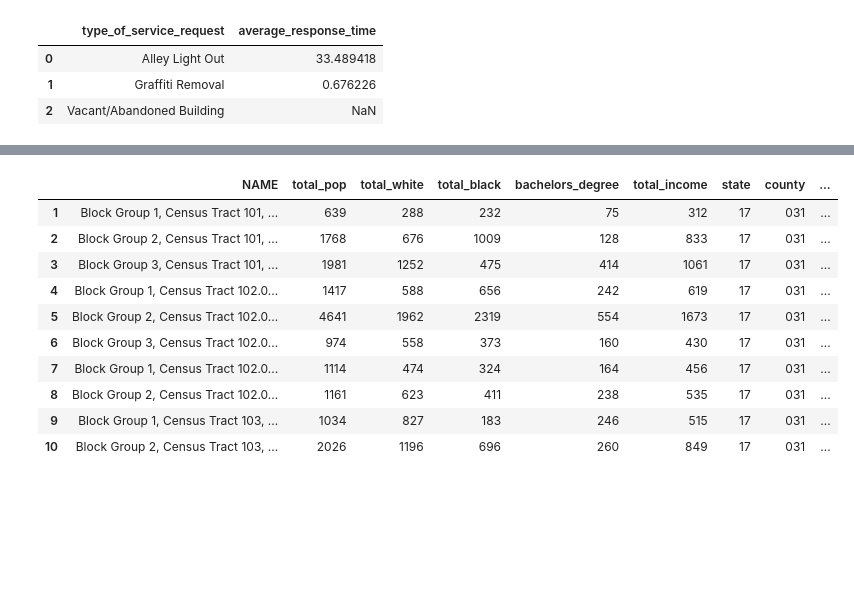
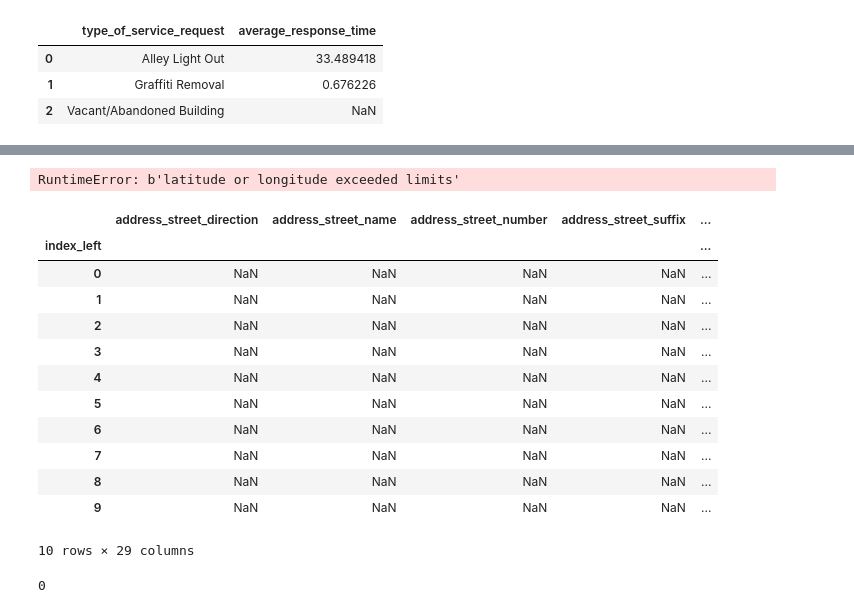
Before and after one commit to alenastern/Machine_Learning_Public_Policy, a Jupyter notebook: Assignment1_Stern.ipynb, the cells around one changed output, grey strips where cells are left out. Cells and saved outputs as stored; diff of their text form; code cells hidden in the pictures; blank space fills up the shorter version.

```diff
--- a/Assignment1_Stern.ipynb
+++ b/Assignment1_Stern.ipynb
@@ -38,7 +40,7 @@ ca_df = pd.DataFrame.from_records(ca_results)
 ca_names = ca_df[["area_num_1", "community"]].copy()
 ca_names.rename(index = str, columns = {"area_num_1": "community_area"}, inplace = True)
 # %%
-# Concatenate the 3 dataframes into one dataframe representing all 311 calls in 2017 on the 3 issues
+# Concatenate the 311 calls dataframes into one, merge in community area name, calculate response time variable
 all_call = pd.concat([g_df, b_df, a_df], axis = 0, ignore_index = True)
 all_call = pd.merge(all_call, ca_names, on = 'community_area', how = 'left')
-all_call['response_time'] = pd.to_datetime(all_call['completion_date']) - pd.to_datetime(all_call['creation_date'])
+all_call['response_time'] = (pd.to_datetime(all_call['completion_date']) - pd.to_datetime(all_call['creation_date'])).dt.days
@@ -47,3 +47,8 @@ all_call['response_time'] = (pd.to_datetime(all_call['completion_date']) - pd.to
+# %%
+# Clean where_is_the_graffiti_located_ column
+mask = all_call.where_is_the_graffiti_located_ == "Express Way Job - DSS will NOT remove"
+column_name = 'where_is_the_graffiti_located_'
+all_call.loc[mask, column_name] = "Express Way Job"
 # %%
 # Count number of service requests by type
 all_call.groupby("type_of_service_request").size().reset_index(name="count")
@@ -154,0 +177,6 @@ acs_df['pct_bachelors'] = pd.to_numeric(acs_df['bachelors_degree'])/ pd.to_numer
+# %%
+geometry = [Point(xy) for xy in zip(pd.to_numeric(all_call.x_coordinate), pd.to_numeric(all_call.y_coordinate))]
+all_call2 = all_call.drop(['x_coordinate', 'y_coordinate'], axis=1)
+crs = {'init': 'epsg:4326'}
+gdf_calls = gdf(all_call2, crs=crs, geometry=geometry)
+gdf_calls = gdf_calls[gdf_calls['geometry'].is_valid]
@@ -154,0 +201,8 @@ acs_df['pct_bachelors'] = pd.to_numeric(acs_df['bachelors_degree'])/ pd.to_numer
+# %%
+#gdf_acs['geometry'] = gdf_acs['geometry'].to_crs(epsg=4326)
+#gdf_acs = gdf_acs.to_crs({'init': 'epsg=4326'})
+#gdf_acs = gdf_acs.to_crs(epsg =4326)
+crs_target = ('+proj=aea +lat_1=-5 +lat_2=-42 +lat_0=-32 +lon_0=-60 +x_0=0 +y_0=0 +ellps=aust_SA +units=m +no_defs')
+gdf_calls= gdf_calls.to_crs(crs_target)
+# %% [output]
+RuntimeError: b'latitude or longitude exceeded limits'
@@ -155,14 +211,16 @@ acs_df['pct_bachelors'] = pd.to_numeric(acs_df['bachelors_degree'])/ pd.to_numer
 # %%
-acs_df[:10]
+gdf_calls[:10]
 # %% [output]
-|  | NAME | total_pop | total_white | total_black | bachelors_degree | total_income | state | county | ... |
-| 1 | Block Group 1, Census Tract 101, ... | 639 | 288 | 232 | 75 | 312 | 17 | 031 | ... |
-| 2 | Block Group 2, Census Tract 101, ... | 1768 | 676 | 1009 | 128 | 833 | 17 | 031 | ... |
-| 3 | Block Group 3, Census Tract 101, ... | 1981 | 1252 | 475 | 414 | 1061 | 17 | 031 | ... |
-| 4 | Block Group 1, Census Tract 102.0... | 1417 | 588 | 656 | 242 | 619 | 17 | 031 | ... |
-| 5 | Block Group 2, Census Tract 102.0... | 4641 | 1962 | 2319 | 554 | 1673 | 17 | 031 | ... |
-| 6 | Block Group 3, Census Tract 102.0... | 974 | 558 | 373 | 160 | 430 | 17 | 031 | ... |
-| 7 | Block Group 1, Census Tract 102.0... | 1114 | 474 | 324 | 164 | 456 | 17 | 031 | ... |
-| 8 | Block Group 2, Census Tract 102.0... | 1161 | 623 | 411 | 238 | 535 | 17 | 031 | ... |
-| 9 | Block Group 1, Census Tract 103, ... | 1034 | 827 | 183 | 246 | 515 | 17 | 031 | ... |
-| 10 | Block Group 2, Census Tract 103, ... | 2026 | 1196 | 696 | 260 | 849 | 17 | 031 | ... |
+|  | address_street_direction | address_street_name | address_street_number | address_street_suffix | ... |
+| index_left |  |  |  |  | ... |
+| 0 | NaN | NaN | NaN | NaN | ... |
+| 1 | NaN | NaN | NaN | NaN | ... |
+| 2 | NaN | NaN | NaN | NaN | ... |
+| 3 | NaN | NaN | NaN | NaN | ... |
+| 4 | NaN | NaN | NaN | NaN | ... |
+| 5 | NaN | NaN | NaN | NaN | ... |
+| 6 | NaN | NaN | NaN | NaN | ... |
+| 7 | NaN | NaN | NaN | NaN | ... |
+| 8 | NaN | NaN | NaN | NaN | ... |
+| 9 | NaN | NaN | NaN | NaN | ... |
+10 rows × 29 columns
@@ -168,0 +230,5 @@ acs_df[:10]
+# %%
+shp_str = "shp2pgsql -s 102003:4326 /Users/alenastern/Documents/Spring2018/Machine_Learning/tl_2017_17_bg/tl_2017_17_bg.shp public.census_2017_bgp | psql -d capp30254"
+os.system(shp_str)
+# %% [output]
+0
```
Also changed, not shown: parts of 20 cells of this notebook.
